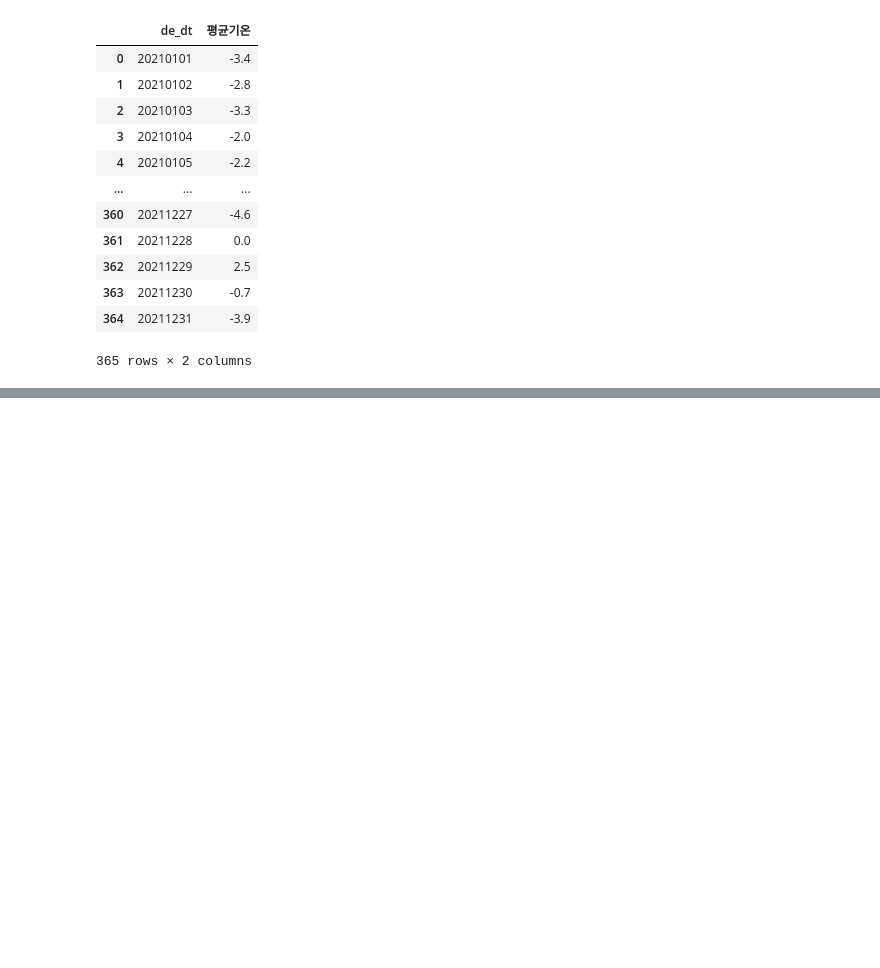
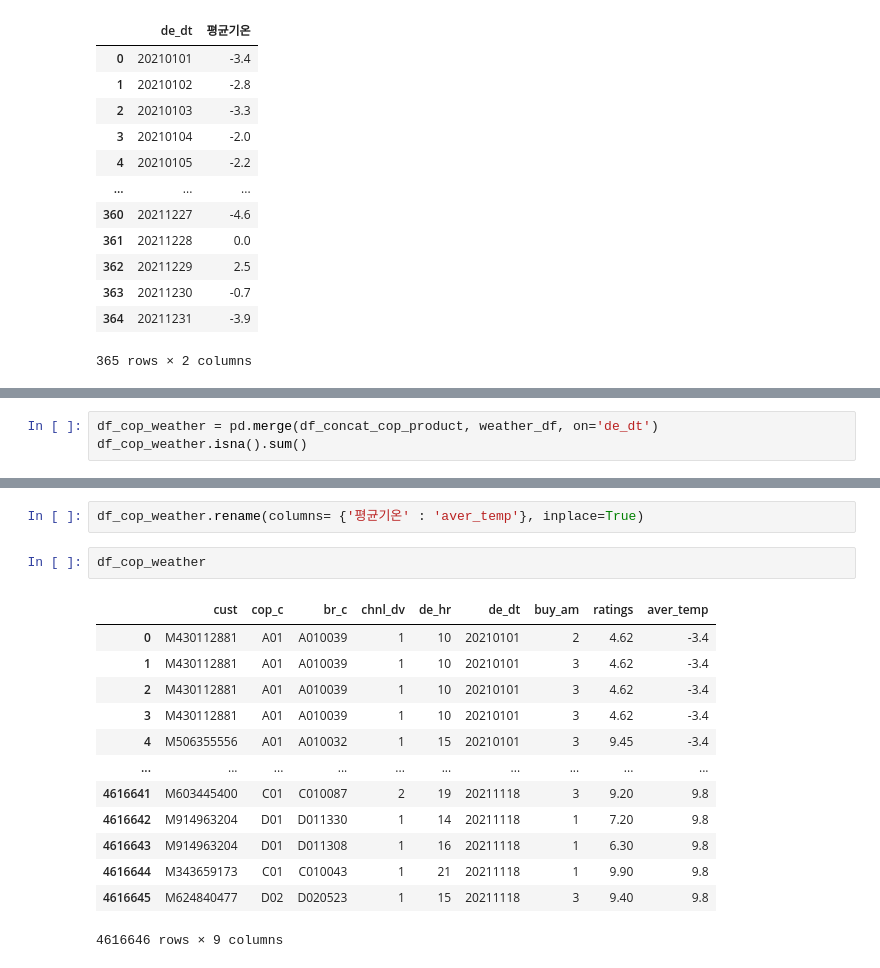
Before and after one commit to kch8906/Bigdata_Competition, a Jupyter notebook: DNN(0731).ipynb, the cells around one changed output, grey strips where cells are left out. Cells and saved outputs as stored; diff of their text form; blank space fills up the shorter version.

```diff
--- a/DNN(0731).ipynb
+++ b/DNN(0731).ipynb
@@ -196,0 +189,3 @@ df_product = parallel_dataframe(df_merge_02_04, make_ratings)
+# %%
+df_cop_weather = pd.merge(df_concat_cop_product, weather_df, on='de_dt')
+df_cop_weather.isna().sum()
@@ -196,0 +203,18 @@ df_product = parallel_dataframe(df_merge_02_04, make_ratings)
+# %%
+df_cop_weather.rename(columns= {'평균기온' : 'aver_temp'}, inplace=True)
+# %%
+df_cop_weather
+# %% [output]
+|  | cust | cop_c | br_c | chnl_dv | de_hr | de_dt | buy_am | ratings | aver_temp |
+| 0 | M430112881 | A01 | A010039 | 1 | 10 | 20210101 | 2 | 4.62 | -3.4 |
+| 1 | M430112881 | A01 | A010039 | 1 | 10 | 20210101 | 3 | 4.62 | -3.4 |
+| 2 | M430112881 | A01 | A010039 | 1 | 10 | 20210101 | 3 | 4.62 | -3.4 |
+| 3 | M430112881 | A01 | A010039 | 1 | 10 | 20210101 | 3 | 4.62 | -3.4 |
+| 4 | M506355556 | A01 | A010032 | 1 | 15 | 20210101 | 3 | 9.45 | -3.4 |
+| ... | ... | ... | ... | ... | ... | ... | ... | ... | ... |
+| 4616641 | M603445400 | C01 | C010087 | 2 | 19 | 20211118 | 3 | 9.20 | 9.8 |
+| 4616642 | M914963204 | D01 | D011330 | 1 | 14 | 20211118 | 1 | 7.20 | 9.8 |
+| 4616643 | M914963204 | D01 | D011308 | 1 | 16 | 20211118 | 1 | 6.30 | 9.8 |
+| 4616644 | M343659173 | C01 | C010043 | 1 | 21 | 20211118 | 1 | 9.90 | 9.8 |
+| 4616645 | M624840477 | D02 | D020523 | 1 | 15 | 20211118 | 3 | 9.40 | 9.8 |
+4616646 rows × 9 columns
```
Also changed, not shown: parts of 35 cells of this notebook, 3 other files.
